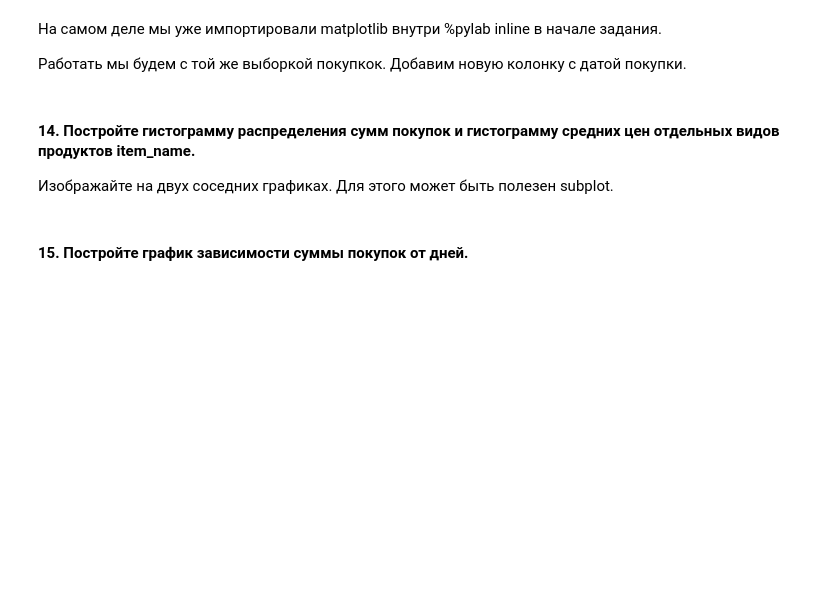
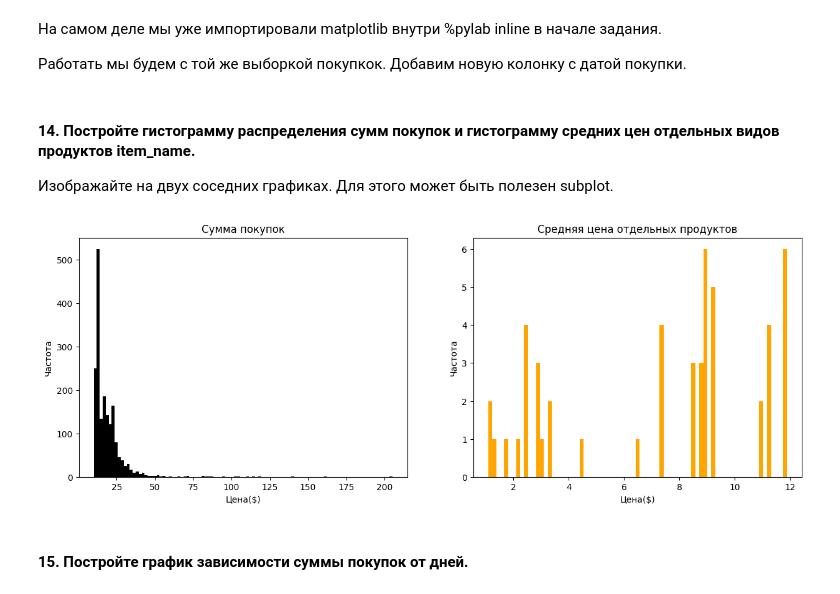
Before and after one commit to korotandr/MathPack2024, a Jupyter notebook: homework-04/homework-practice-04-pandas.ipynb, the cells around one changed output. Drawn from its saved outputs; the diff is of its cells as text; code cells hidden in the pictures; blank space fills up the shorter version.

```diff
--- a/homework-04/homework-practice-04-pandas.ipynb
+++ b/homework-04/homework-practice-04-pandas.ipynb
@@ -118,2 +96,6 @@ item_price
+# %%
+series = ch.item_price.str.replace('$', '')
+series = pd.to_numeric(series, downcast='float')
+ch.insert(len(ch.columns), column='item_price_new', value=series)
 # %% [markdown]
 Какая средняя/минимальная/максимальная цена у товара?
@@ -126,3 +111,5 @@ item_price
+# %%
+ch.drop('item_price', axis=1, inplace=True)
 # %% [markdown]
 #### 5. Какие 5 товаров были самыми дешёвыми и самыми дорогими? (по item_name)
 
@@ -165,0 +217,11 @@ item_price
+# %%
+series = ch.drop(['order_id'], axis=1)
+series = series.drop(series[~(series.choice_description.str.contains('Diet Coke')) | ~((series.item_price_new / series.quantity) == 1.25)].index, axis=0)
+
+old_value = series.groupby('item_name').sum().item_price_new.values
+series.item_price_new = series.quantity * 1.35
+new_value = series.groupby('item_name').sum().item_price_new.values
+
+ch.loc[series.index, ['item_price_new']] = series.item_price_new.astype('float32')
+
+print(str(((new_value / old_value) - 1) * 100) + '%')
@@ -205,13 +281,13 @@ start = datetime.datetime(2018, 1, 1)
 end = datetime.datetime(2018, 1, 31)
 delta_seconds = int((end - start).total_seconds())
 
-dates = pd.DataFrame(index=df.order_id.unique())
+dates = pd.DataFrame(index=ch.order_id.unique())
 dates['date'] = [
-    (start + datetime.timedelta(seconds=random.randint(0, delta_seconds))).strftime('%Y-%m-%d')
-    for _ in range(df.order_id.nunique())]
+    (start + datetime.timedelta(seconds=np.random.randint(0, delta_seconds))).strftime('%Y-%m-%d')
+    for _ in range(ch.order_id.nunique())]
 
 # если DataFrame с покупками из прошлого заказа называется не df, замените на ваше название ниже
-df['date'] = df.order_id.map(dates['date'])
+ch['date'] = ch.order_id.map(dates['date'])
 # %% [markdown]
 #### 14. Постройте гистограмму распределения сумм покупок и гистограмму средних цен отдельных видов продуктов item_name.
 
@@ -221,2 +295,21 @@ df['date'] = df.order_id.map(dates['date'])
+# %%
+order_sum = ch.drop(['quantity','item_name', 'choice_description'], axis= 1)
+order_sum = order_sum.groupby('order_id').sum()
+
+item_price = ch.drop(['order_id', 'choice_description'], axis= 1)
+item_price = item_price.drop(item_price[item_price.quantity > 1].index, axis=0)
+item_price = item_price.drop_duplicates('item_name')
+item_price = item_price.drop('quantity', axis= 1)
+
+fig, axes = plt.subplots(1, 2)
+
+order_sum.plot.hist(bins= 100, ax=axes[0], color= 'black', legend= False, figsize= (15, 5))
+axes[0].set_title('Сумма покупок')
+item_price.plot.hist(bins= 75, ax=axes[1], color= 'orange', legend= False, figsize= (15, 5))
+axes[1].set_title('Средняя цена отдельных продуктов')
+for ax in axes.flat:
+    ax.set(xlabel='Цена($)', ylabel='Частота')
+# %% [output]
+[figure, added]
 # %% [markdown]
 #### 15. Постройте график зависимости суммы покупок от дней.
```
Also changed, not shown: parts of 38 cells of this notebook, 3 other files.
